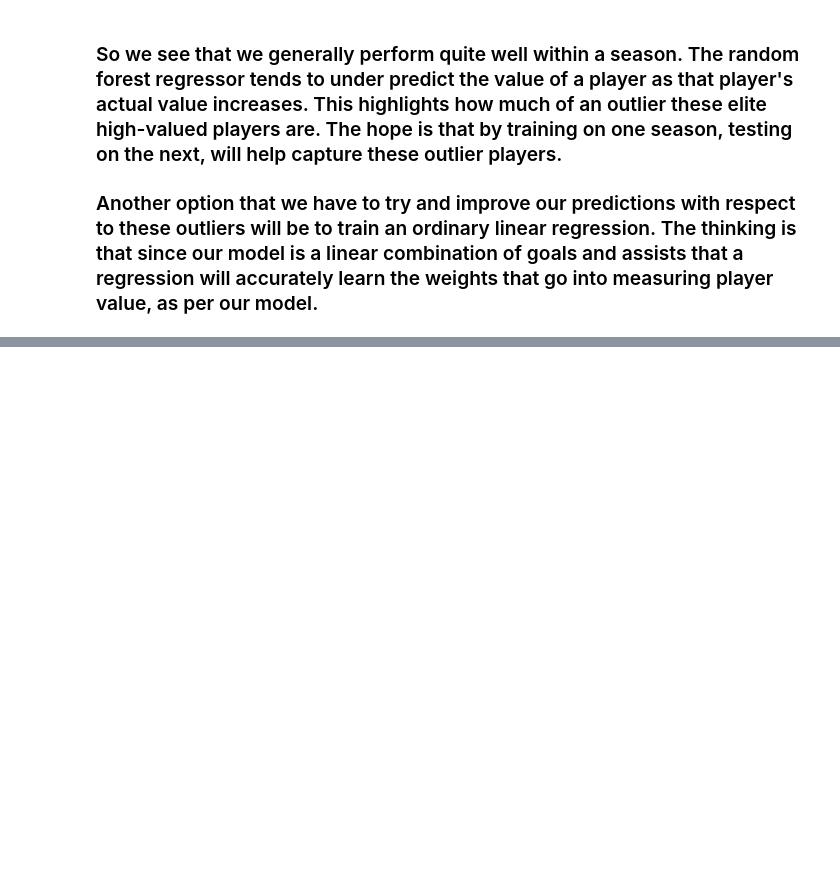
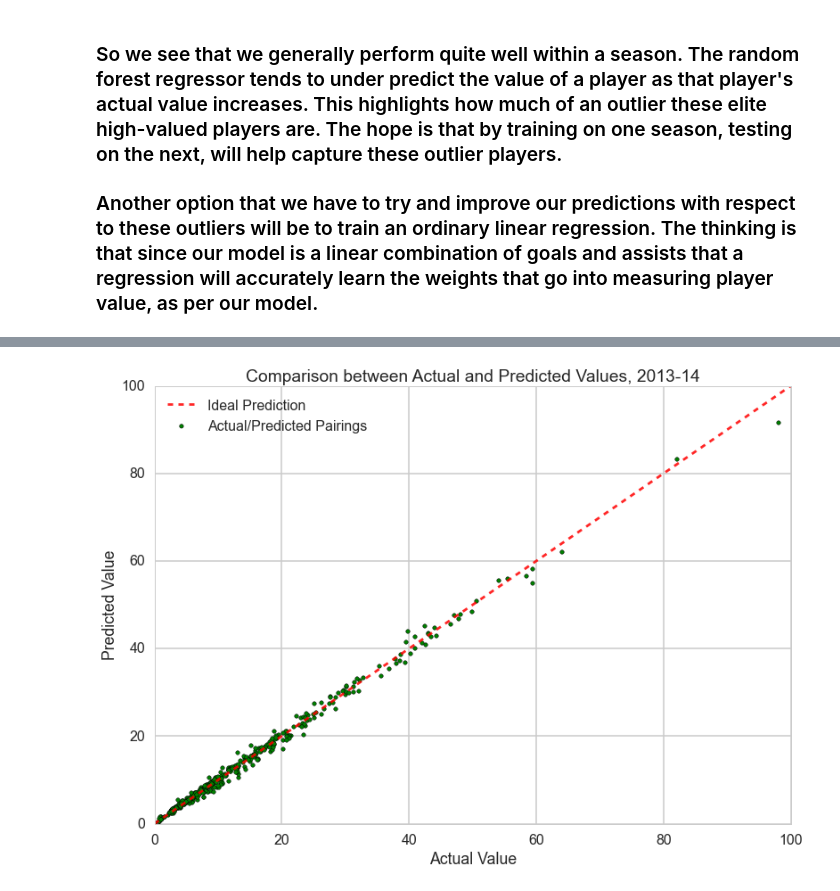
Before and after one commit to cs109-FIFA/cs109-FIFA, a Jupyter notebook: ML_regression.ipynb, the cells around one changed output, grey strips where cells are left out. Cells and saved outputs as stored; diff of their text form; code cells hidden in the pictures; blank space fills up the shorter version.

```diff
--- a/ML_regression.ipynb
+++ b/ML_regression.ipynb
@@ -159,0 +217,2 @@ plt.show()
+# %%
+linReg2 = LinearRegression(fit_intercept=True,normalize=True).fit(featDF12,target12)
@@ -159,0 +227,15 @@ plt.show()
+# %%
+# Plot scatter of predictions vs. actual, linear regression 12-13 to 13-14
+pred_target13_2 = linReg2.predict(featDF13)
+plt.figure()
+plt.plot(range(101),range(101),'r--',alpha=0.85,label="Ideal Prediction")
+plt.scatter(Ytest12_1,Ypred12_2, c='g',label="Actual/Predicted Pairings")
+plt.xlim([0, 100])
+plt.ylim([0, 100])
+plt.xlabel("Actual Value")
+plt.ylabel("Predicted Value")
+plt.title("Comparison between Actual and Predicted Values, 2013-14")
+plt.legend(loc=0)
+plt.show()
+# %% [output]
+[figure, added]
```
Also changed, not shown: parts of 14 cells of this notebook.
